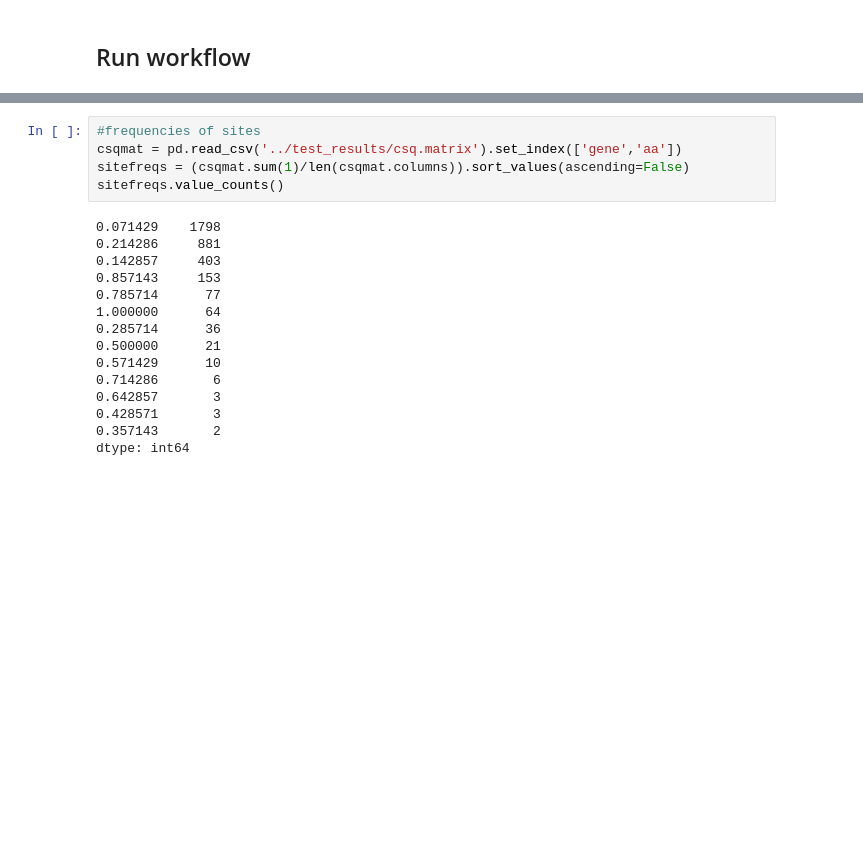
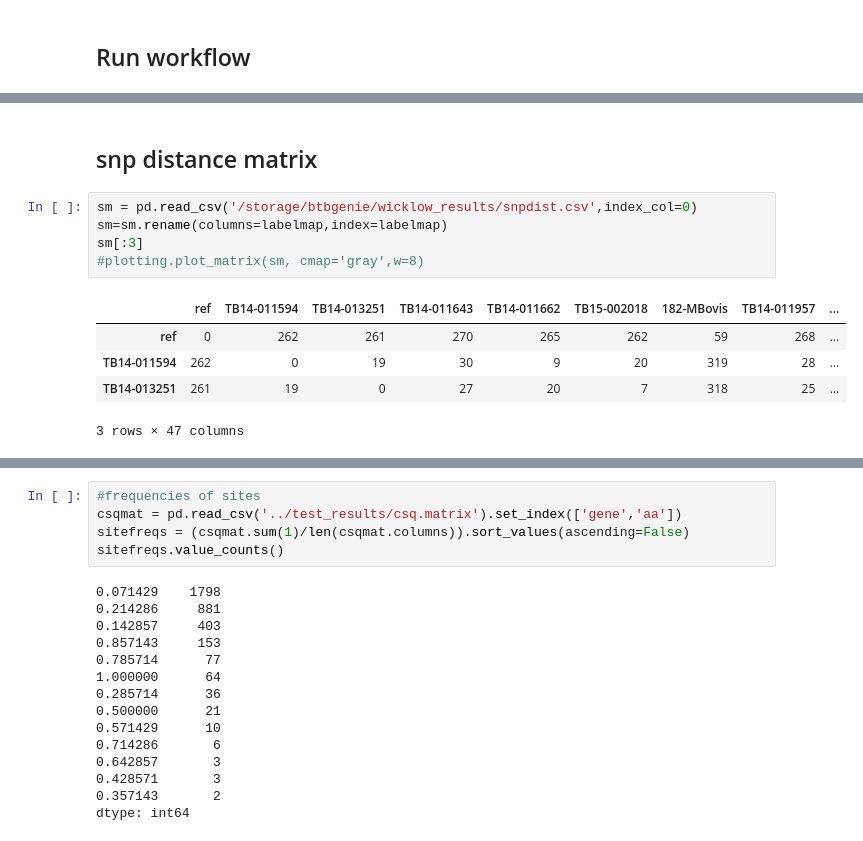
Before and after one commit to dmnfarrell/snipgenie, a Jupyter notebook: notebooks/wicklow.ipynb, the cells around one changed output, grey strips where cells are left out. Drawn from its saved outputs; the diff is of its cells as text; blank space fills up the shorter version.

```diff
--- a/notebooks/wicklow.ipynb
+++ b/notebooks/wicklow.ipynb
@@ -48,0 +59,13 @@ W.run()
+# %% [markdown]
+## snp distance matrix
+# %%
+sm = pd.read_csv('/storage/btbgenie/wicklow_results/snpdist.csv',index_col=0)
+sm=sm.rename(columns=labelmap,index=labelmap)
+sm[:3]
+#plotting.plot_matrix(sm, cmap='gray',w=8)
+# %% [output]
+|  | ref | TB14-011594 | TB14-013251 | TB14-011643 | TB14-011662 | TB15-002018 | 182-MBovis | TB14-011957 | ... |
+| ref | 0 | 262 | 261 | 270 | 265 | 262 | 59 | 268 | ... |
+| TB14-011594 | 262 | 0 | 19 | 30 | 9 | 20 | 319 | 28 | ... |
+| TB14-013251 | 261 | 19 | 0 | 27 | 20 | 7 | 318 | 25 | ... |
+3 rows × 47 columns
```
Also changed, not shown: parts of 15 cells of this notebook, 4 other files.
